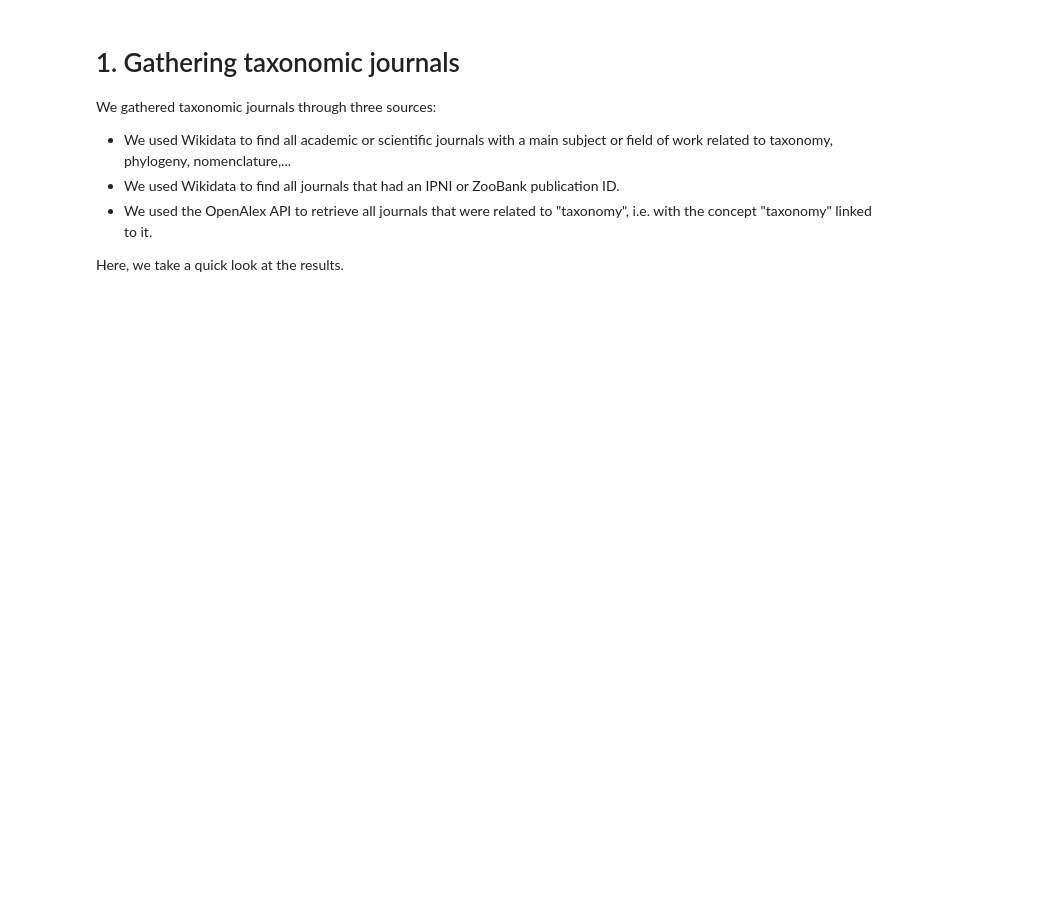
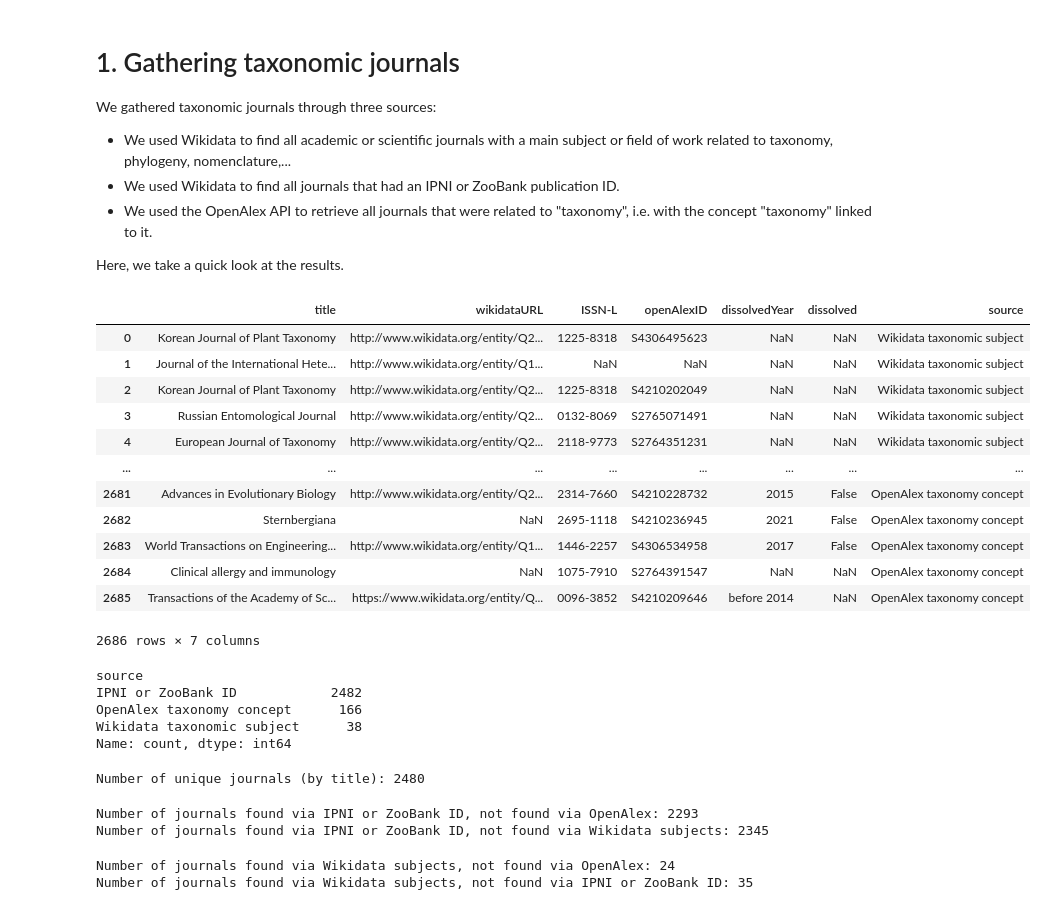
Before and after one commit to AgentschapPlantentuinMeise/Mapping-taxonomists, a Jupyter notebook: reports/1 Journals.ipynb, the cells around one changed output. Saved outputs shown, nothing was run; the diff lists cells and outputs as text; code cells hidden in the pictures; blank space fills up the shorter version.

```diff
--- a/reports/1 Journals.ipynb
+++ b/reports/1 Journals.ipynb
@@ -12,14 +12,36 @@ import pandas as pd
 from matplotlib_venn import venn3
 from matplotlib import pyplot as plt
 # %%
-journals = pd.read_csv("../data/processed/journals.csv")
+journals = pd.read_csv("../data/processed/journals_deduplicated.csv")
 journals
+# %% [output]
+|  | title | wikidataURL | ISSN-L | openAlexID | dissolvedYear | dissolved | source |
+| 0 | Korean Journal of Plant Taxonomy | http://www.wikidata.org/entity/Q2... | 1225-8318 | S4306495623 | NaN | NaN | Wikidata taxonomic subject |
+| 1 | Journal of the International Hete... | http://www.wikidata.org/entity/Q1... | NaN | NaN | NaN | NaN | Wikidata taxonomic subject |
+| 2 | Korean Journal of Plant Taxonomy | http://www.wikidata.org/entity/Q2... | 1225-8318 | S4210202049 | NaN | NaN | Wikidata taxonomic subject |
+| 3 | Russian Entomological Journal | http://www.wikidata.org/entity/Q2... | 0132-8069 | S2765071491 | NaN | NaN | Wikidata taxonomic subject |
+| 4 | European Journal of Taxonomy | http://www.wikidata.org/entity/Q2... | 2118-9773 | S2764351231 | NaN | NaN | Wikidata taxonomic subject |
+| ... | ... | ... | ... | ... | ... | ... | ... |
+| 2681 | Advances in Evolutionary Biology | http://www.wikidata.org/entity/Q2... | 2314-7660 | S4210228732 | 2015 | False | OpenAlex taxonomy concept |
+| 2682 | Sternbergiana | NaN | 2695-1118 | S4210236945 | 2021 | False | OpenAlex taxonomy concept |
+| 2683 | World Transactions on Engineering... | http://www.wikidata.org/entity/Q1... | 1446-2257 | S4306534958 | 2017 | False | OpenAlex taxonomy concept |
+| 2684 | Clinical allergy and immunology | NaN | 1075-7910 | S2764391547 | NaN | NaN | OpenAlex taxonomy concept |
+| 2685 | Transactions of the Academy of Sc... | https://www.wikidata.org/entity/Q... | 0096-3852 | S4210209646 | before 2014 | NaN | OpenAlex taxonomy concept |
+2686 rows × 7 columns
 # %%
 # number of journals per source
 journals["source"].value_counts()
+# %% [output]
+source
+IPNI or ZooBank ID            2482
+OpenAlex taxonomy concept      166
+Wikidata taxonomic subject      38
+Name: count, dtype: int64
 # %%
 print("Number of unique journals (by title): " +
       str(len(journals.drop_duplicates(subset="title", ignore_index=True))))
+# %% [output]
+Number of unique journals (by title): 2480
 # %%
 ipnizoo = set(journals[journals["source"]=="IPNI or ZooBank ID"]["title"])
 openalex = set(journals[journals["source"]=="OpenAlex taxonomy concept"]["title"])
@@ -29,11 +51,17 @@ print("Number of journals found via IPNI or ZooBank ID, not found via OpenAlex:
       str(len(ipnizoo - openalex)))
 print("Number of journals found via IPNI or ZooBank ID, not found via Wikidata subjects: " +
       str(len(ipnizoo - wikisubjects)))
+# %% [output]
+Number of journals found via IPNI or ZooBank ID, not found via OpenAlex: 2293
+Number of journals found via IPNI or ZooBank ID, not found via Wikidata subjects: 2345
 # %%
 print("Number of journals found via Wikidata subjects, not found via OpenAlex: " +
       str(len(wikisubjects - openalex)))
 print("Number of journals found via Wikidata subjects, not found via IPNI or ZooBank ID: " +
       str(len(wikisubjects - ipnizoo)))
+# %% [output]
+Number of journals found via Wikidata subjects, not found via OpenAlex: 24
+Number of journals found via Wikidata subjects, not found via IPNI or ZooBank ID: 35
 # %%
 print("Number of journals found via OpenAlex, not found via Wikidata subjects: " +
       str(len(openalex - wikisubjects)))
```
Also changed, not shown: parts of 5 cells of this notebook, 34 other files.
